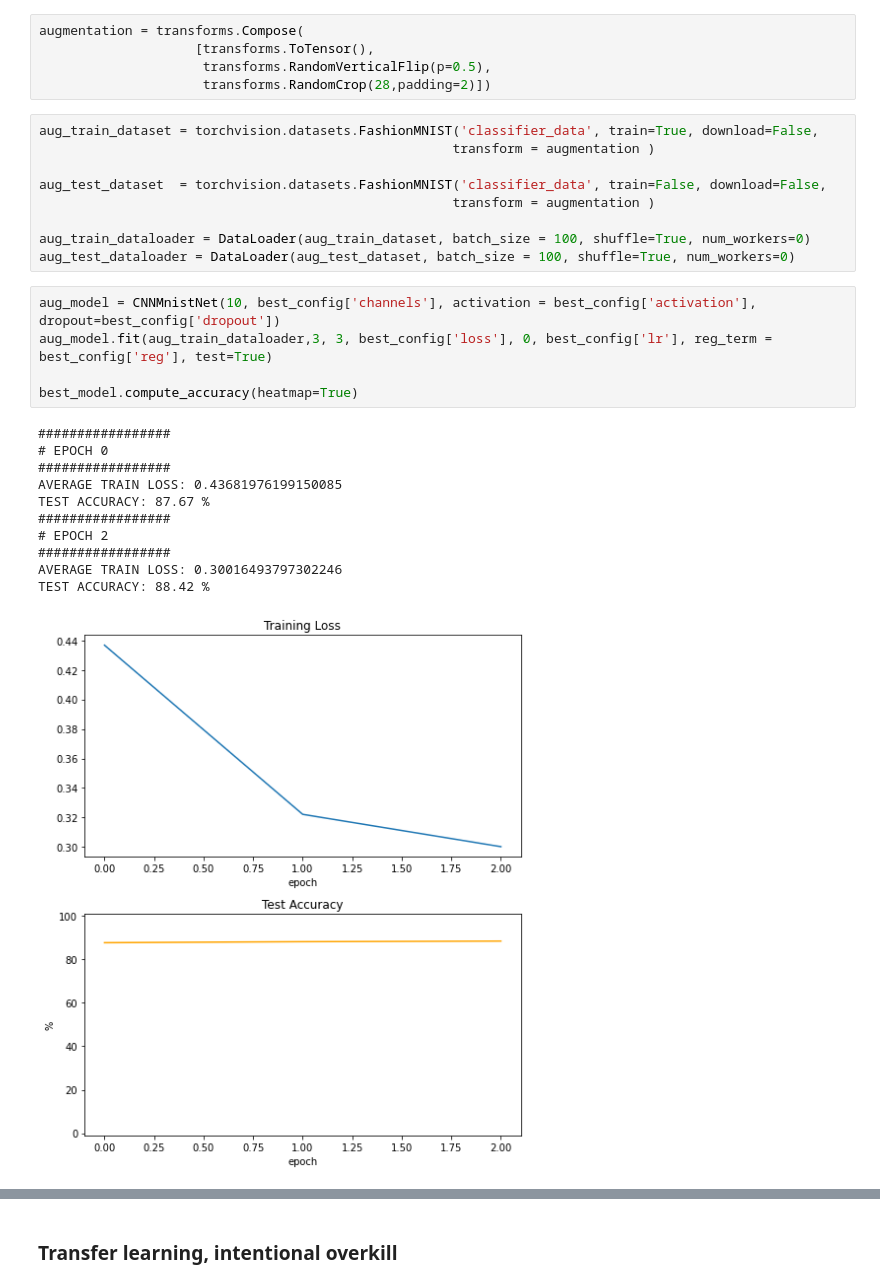
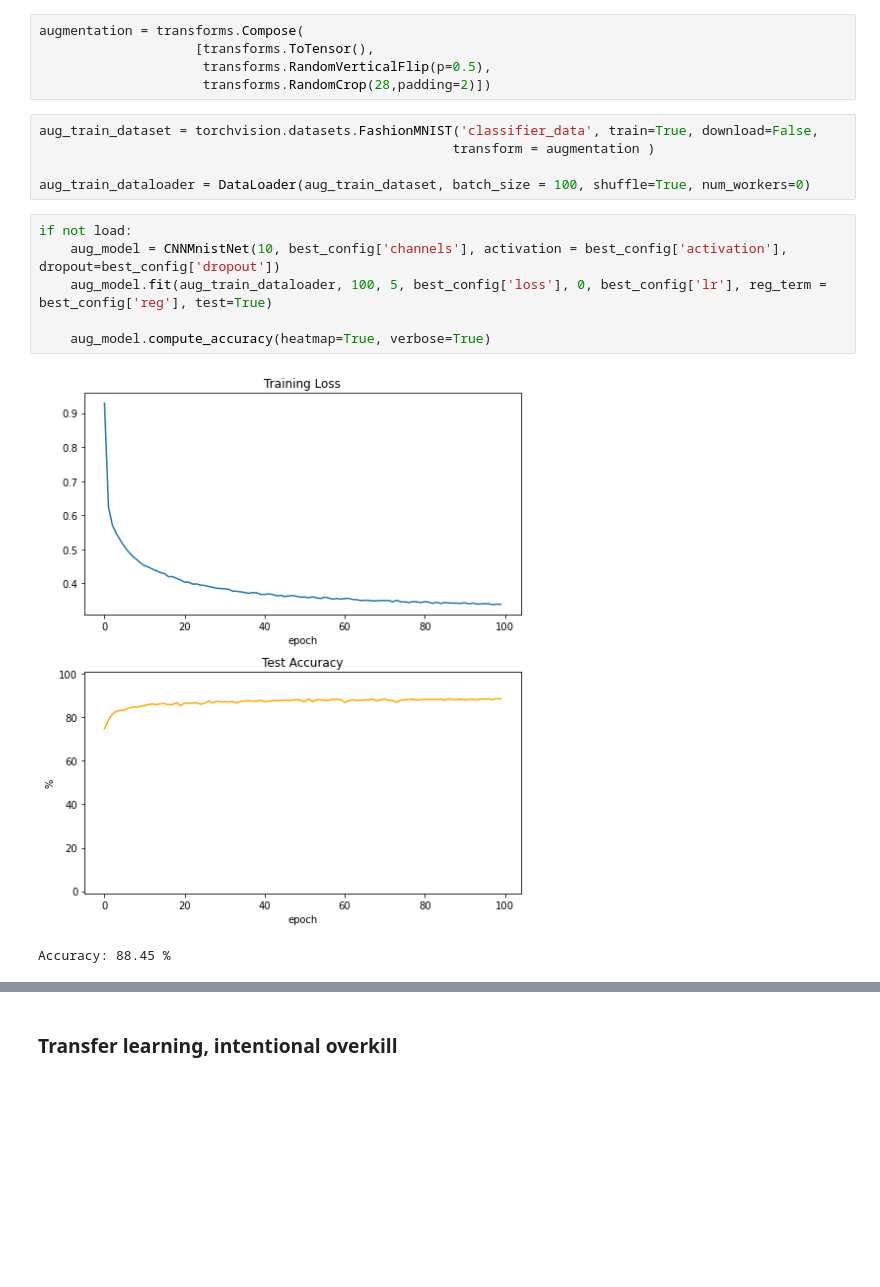
Before and after one commit to SaverioMonaco/NN-DeepLearning-Projects, a Jupyter notebook: 1. Supervised Deep Learning/Monaco-HW1-Classification.ipynb, the cells around one changed output, grey strips where cells are left out. Drawn from its saved outputs; the diff is of its cells as text; blank space fills up the shorter version.

```diff
--- a/1. Supervised Deep Learning/Monaco-HW1-Classification.ipynb
+++ b/1. Supervised Deep Learning/Monaco-HW1-Classification.ipynb
@@ -579,25 +651,13 @@ augmentation = transforms.Compose(
 aug_train_dataset = torchvision.datasets.FashionMNIST('classifier_data', train=True, download=False,
                                                      transform = augmentation )
 
-aug_test_dataset  = torchvision.datasets.FashionMNIST('classifier_data', train=False, download=False,
-                                                     transform = augmentation )
-
 aug_train_dataloader = DataLoader(aug_train_dataset, batch_size = 100, shuffle=True, num_workers=0)
-aug_test_dataloader = DataLoader(aug_test_dataset, batch_size = 100, shuffle=True, num_workers=0)
 # %%
-aug_model = CNNMnistNet(10, best_config['channels'], activation = best_config['activation'], dropout=best_config['dropout'])
-aug_model.fit(aug_train_dataloader,3, 3, best_config['loss'], 0, best_config['lr'], reg_term = best_config['reg'], test=True)
+if not load:
+    aug_model = CNNMnistNet(10, best_config['channels'], activation = best_config['activation'], dropout=best_config['dropout'])
+    aug_model.fit(aug_train_dataloader, 100, 5, best_config['loss'], 0, best_config['lr'], reg_term = best_config['reg'], test=True)
 
-best_model.compute_accuracy(heatmap=True)
+    aug_model.compute_accuracy(heatmap=True, verbose=True)
 # %% [output]
+[figure, new version]
-#################
-# EPOCH 0
-#################
-AVERAGE TRAIN LOSS: 0.43681976199150085
-TEST ACCURACY: 87.67 %
-#################
-# EPOCH 2
-#################
-AVERAGE TRAIN LOSS: 0.30016493797302246
-TEST ACCURACY: 88.42 %
+Accuracy: 88.45 %
-[figure, old version]
```
Also changed, not shown: parts of 19 cells of this notebook, 34 other files.
